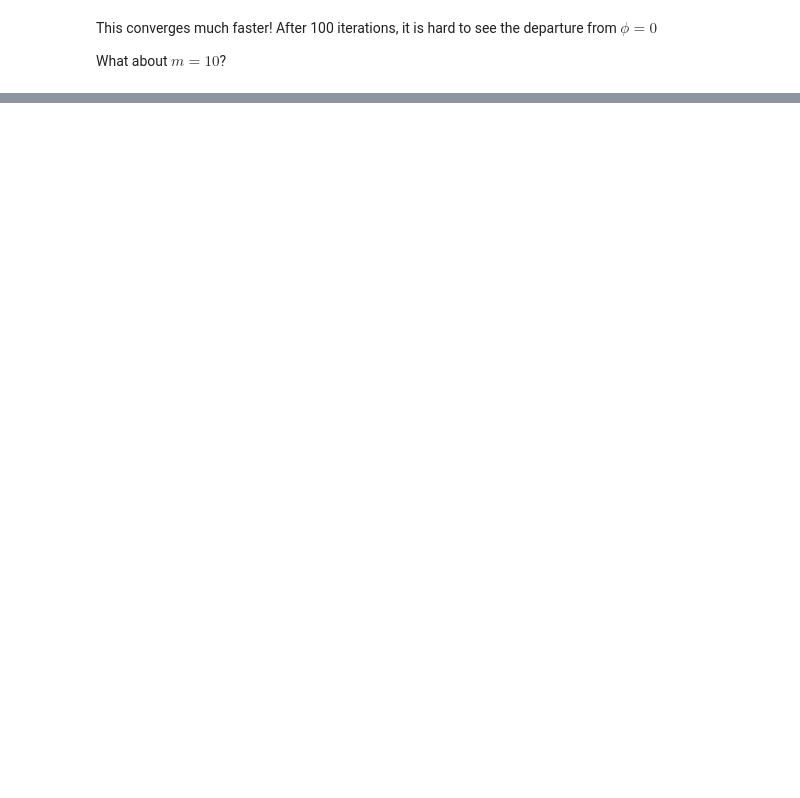
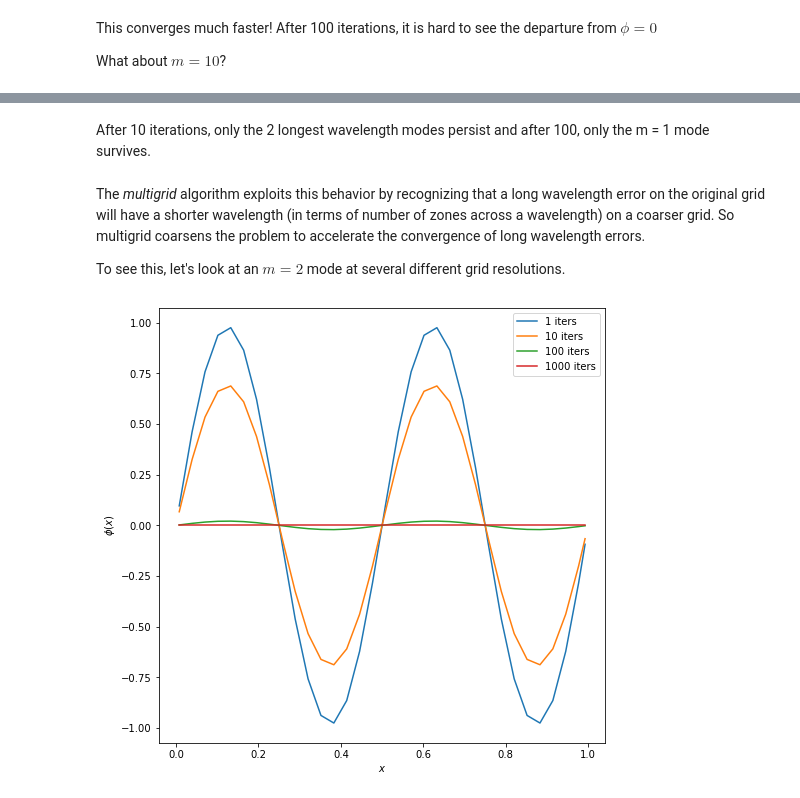
Before and after one commit to zingale/comp_astro_tutorial, a Jupyter notebook: content/elliptic_multigrid/elliptic-modes.ipynb, the cells around one changed output, grey strips where cells are left out. Cells and saved outputs as stored; diff of their text form; code cells hidden in the pictures; blank space fills up the shorter version.

```diff
--- a/content/elliptic_multigrid/elliptic-modes.ipynb
+++ b/content/elliptic_multigrid/elliptic-modes.ipynb
@@ -86,0 +110,10 @@ To build a multigrid algorithm we need a way to coarsen our problem and then bri
+# %% [markdown]
+After 10 iterations, only the 2 longest wavelength modes persist and after 100, only the m = 1 mode survives.
+# %% [markdown]
+The *multigrid* algorithm exploits this behavior by recognizing that a long wavelength error on the original grid will have a shorter wavelength (in terms of number of zones across a wavelength) on a coarser grid.  So multigrid coarsens the problem to accelerate the convergence of long wavelength errors.
+
+To see this, let's look at an $m=2$ mode at several different grid resolutions.
+# %%
+fig = single_mode_comparison(m=2, nx=64)
+# %% [output]
+[figure, added]
```
Also changed, not shown: parts of 10 cells of this notebook.
